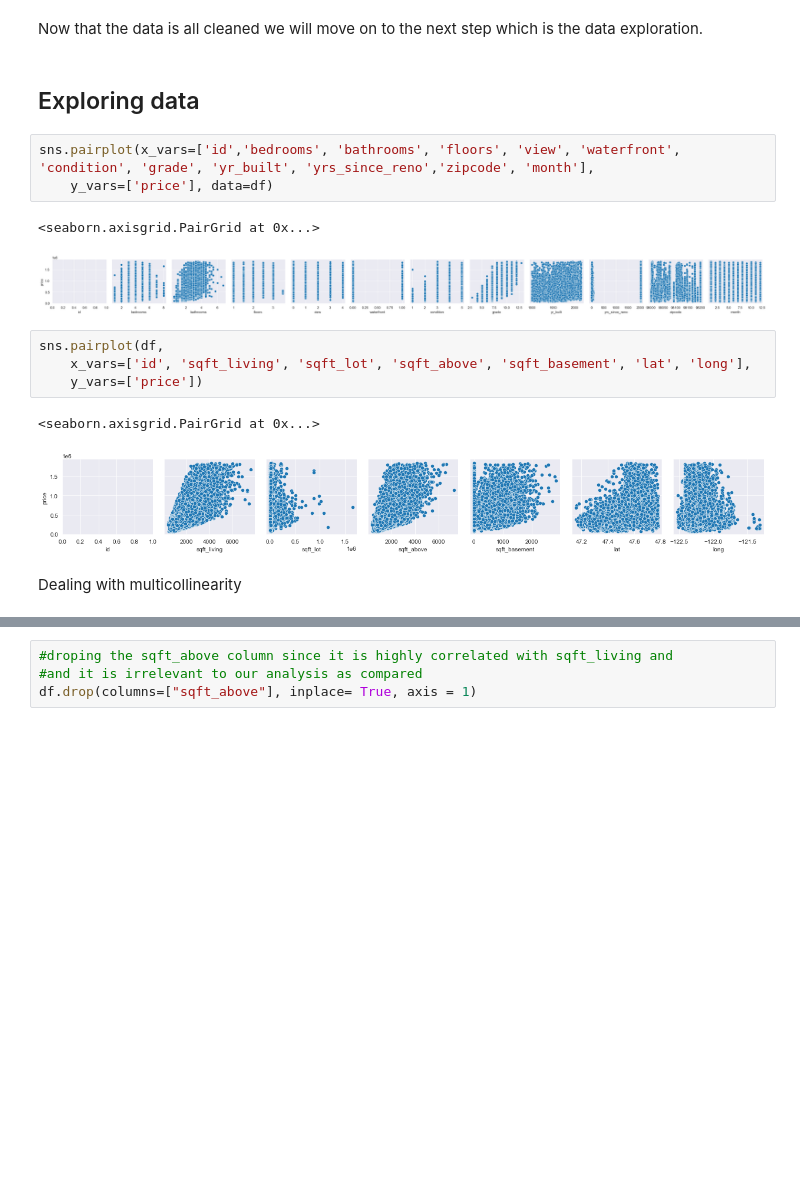
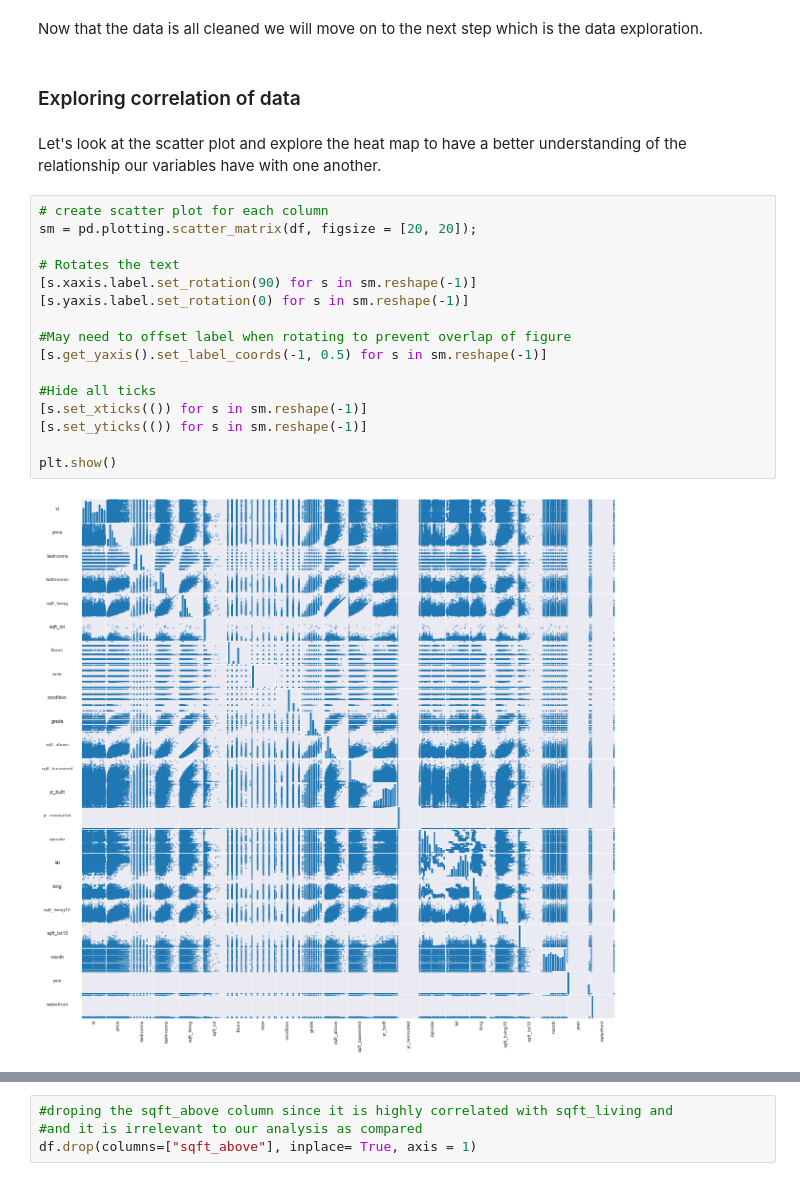
Before and after one commit to Milenaafeworki/house_sale_model, a Jupyter notebook: notebook.ipynb, the cells around one changed output, grey strips where cells are left out. Cells and saved outputs as stored; diff of their text form; blank space fills up the shorter version.

```diff
--- a/notebook.ipynb
+++ b/notebook.ipynb
@@ -771,20 +756,25 @@ memory usage: 3.9 MB
 # %% [markdown]
 Now that the data is all cleaned we will move on to the next step which is the data exploration.
 # %% [markdown]
-## Exploring data
+### Exploring correlation of data
-# %%
-sns.pairplot(x_vars=['id','bedrooms', 'bathrooms', 'floors', 'view', 'waterfront', 'condition', 'grade', 'yr_built', 'yrs_since_reno','zipcode', 'month'],
-    y_vars=['price'], data=df)
-# %% [output]
-<seaborn.axisgrid.PairGrid at 0x...>
-[figure, removed]
-# %%
-sns.pairplot(df,
-    x_vars=['id', 'sqft_living', 'sqft_lot', 'sqft_above', 'sqft_basement', 'lat', 'long'],
-    y_vars=['price'])
-# %% [output]
-<seaborn.axisgrid.PairGrid at 0x...>
-[figure, removed]
-# %% [markdown]
-Dealing with multicollinearity
+# %% [markdown]
+Let's look at the scatter plot and explore the heat map to have a better understanding of the relationship our variables have with one another.
+# %%
+# create scatter plot for each column
+sm = pd.plotting.scatter_matrix(df, figsize = [20, 20]);
+
+# Rotates the text
+[s.xaxis.label.set_rotation(90) for s in sm.reshape(-1)]
+[s.yaxis.label.set_rotation(0) for s in sm.reshape(-1)]
+
+#May need to offset label when rotating to prevent overlap of figure
+[s.get_yaxis().set_label_coords(-1, 0.5) for s in sm.reshape(-1)]
+
+#Hide all ticks
+[s.set_xticks(()) for s in sm.reshape(-1)]
+[s.set_yticks(()) for s in sm.reshape(-1)]
+
+plt.show()
+# %% [output]
+[figure, added]
 # %%
```
Also changed, not shown: parts of 22 cells of this notebook, 2 other files.
